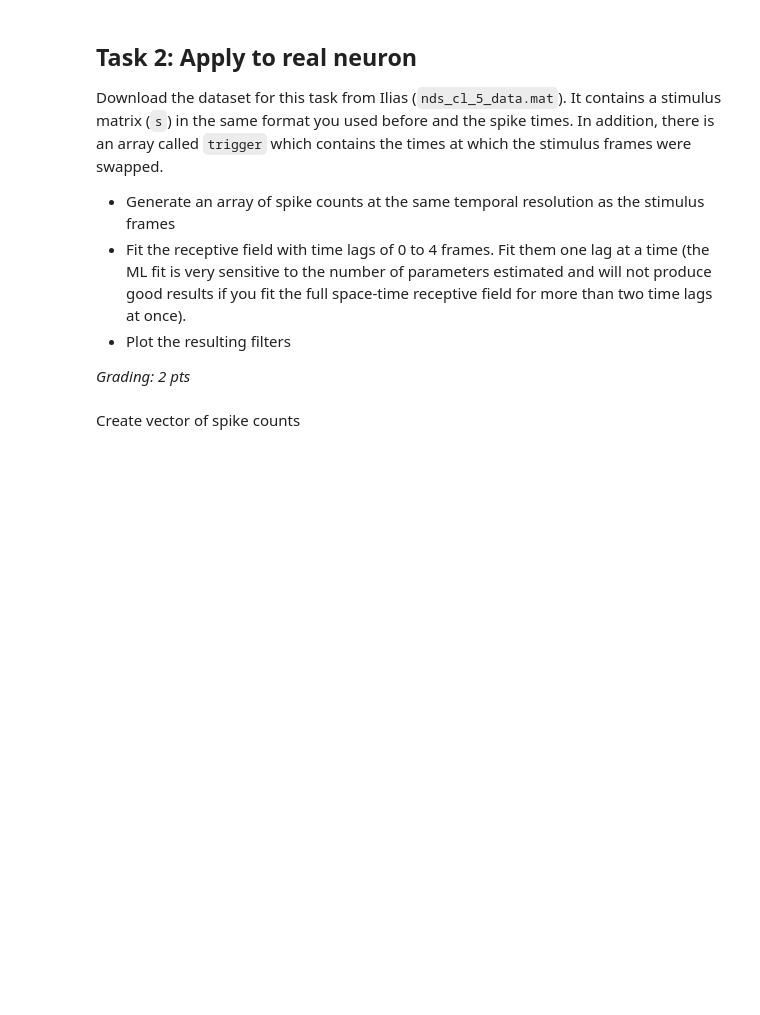
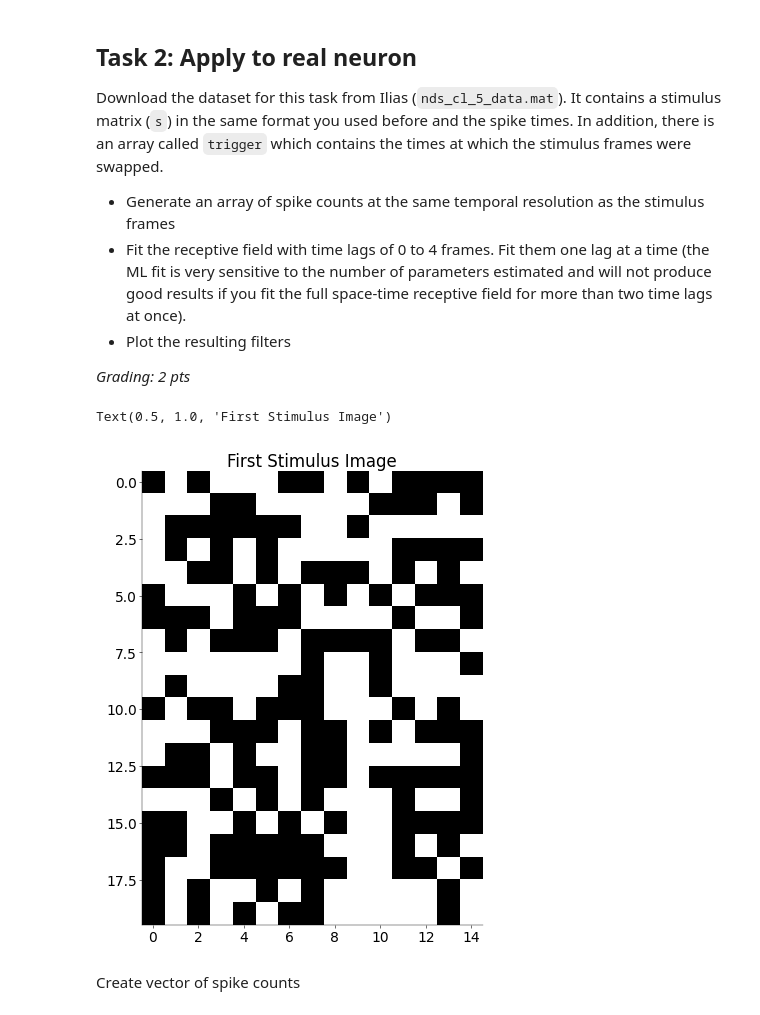
Before and after one commit to stedavkle/uni-tue-nds, a Jupyter notebook: CL5/notebooks/CodingLab5.ipynb, the cells around one changed output. Cells and saved outputs as stored; diff of their text form; code cells hidden in the pictures; blank space fills up the shorter version.

```diff
--- a/CL5/notebooks/CodingLab5.ipynb
+++ b/CL5/notebooks/CodingLab5.ipynb
@@ -418,2 +455,9 @@ s = s[:, 1 : len(trigger)]
+# %%
+fig, ax = plt.subplots(1, 1, figsize=(5, 5))
+ax.imshow(s[:, 1].reshape(20, 15), cmap="gray")
+ax.set_title("First Stimulus Image")
+# %% [output]
+Text(0.5, 1.0, 'First Stimulus Image')
+[figure, added]
 # %% [markdown]
 Create vector of spike counts
```
Also changed, not shown: parts of 11 cells of this notebook.
